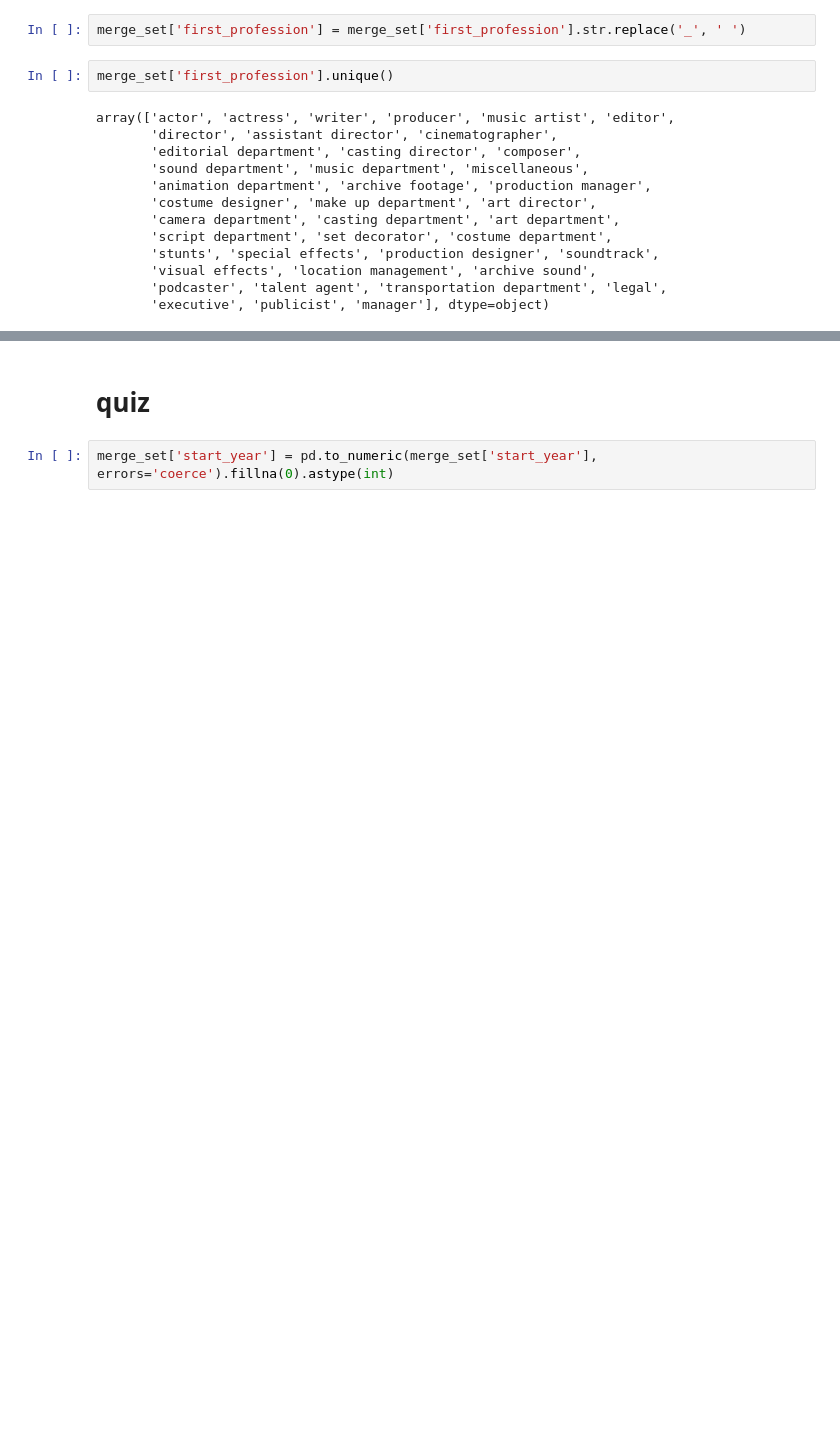
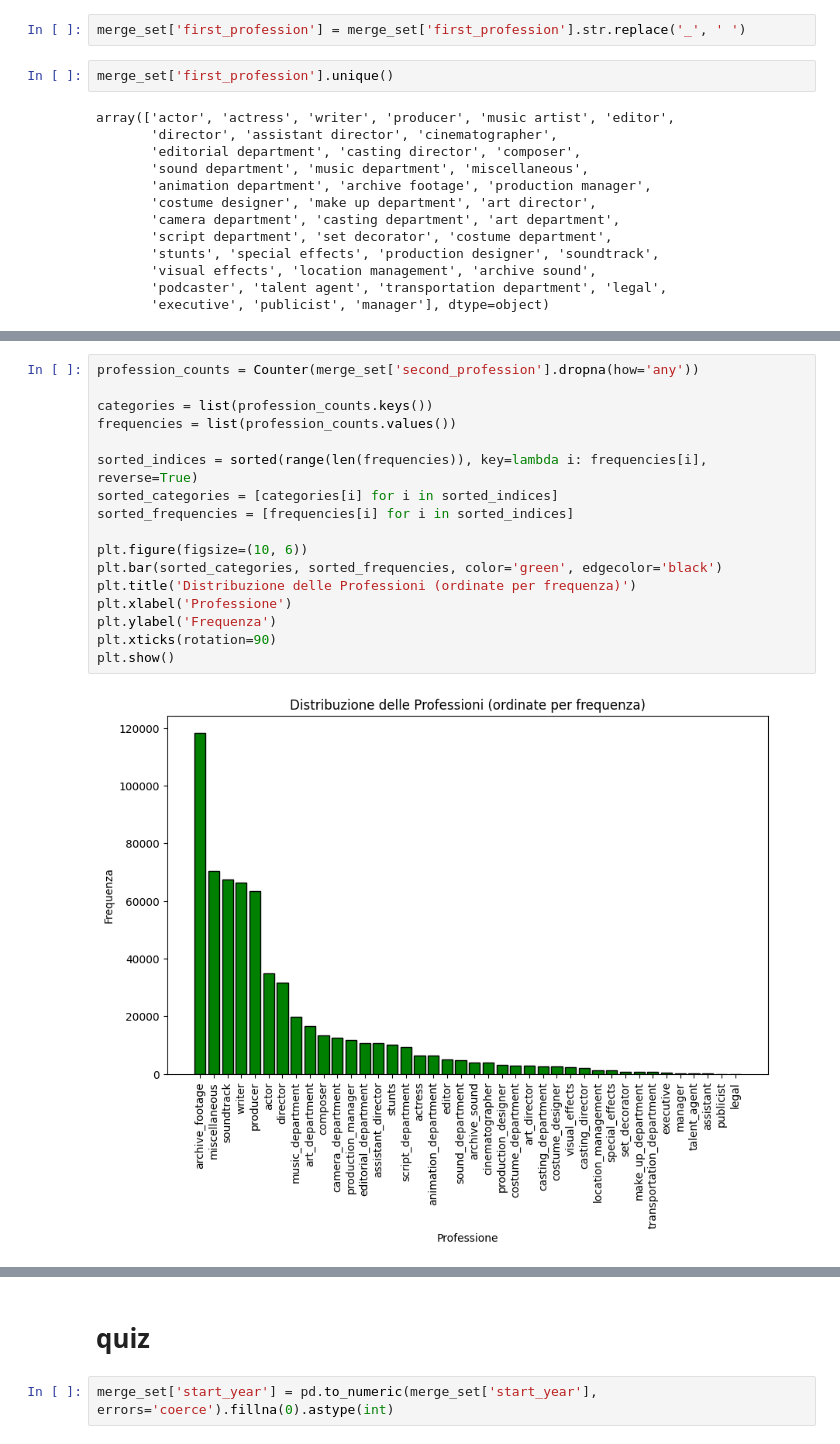
Before and after one commit to depa-tto/Python-project-exam, a Jupyter notebook: Py_project_DePatto.ipynb, the cells around one changed output, grey strips where cells are left out. Drawn from its saved outputs; the diff is of its cells as text; blank space fills up the shorter version.

```diff
--- a/Py_project_DePatto.ipynb
+++ b/Py_project_DePatto.ipynb
@@ -272,0 +296,19 @@ array(['actor', 'actress', 'writer', 'producer', 'music artist', 'editor',
+# %%
+profession_counts = Counter(merge_set['second_profession'].dropna(how='any'))
+
+categories = list(profession_counts.keys())
+frequencies = list(profession_counts.values())
+
+sorted_indices = sorted(range(len(frequencies)), key=lambda i: frequencies[i], reverse=True)
+sorted_categories = [categories[i] for i in sorted_indices]
+sorted_frequencies = [frequencies[i] for i in sorted_indices]
+
+plt.figure(figsize=(10, 6))
+plt.bar(sorted_categories, sorted_frequencies, color='green', edgecolor='black')
+plt.title('Distribuzione delle Professioni (ordinate per frequenza)')
+plt.xlabel('Professione')
+plt.ylabel('Frequenza')
+plt.xticks(rotation=90)
+plt.show()
+# %% [output]
+[figure, added]
```
Also changed, not shown: parts of 10 cells of this notebook, 7 other files.
